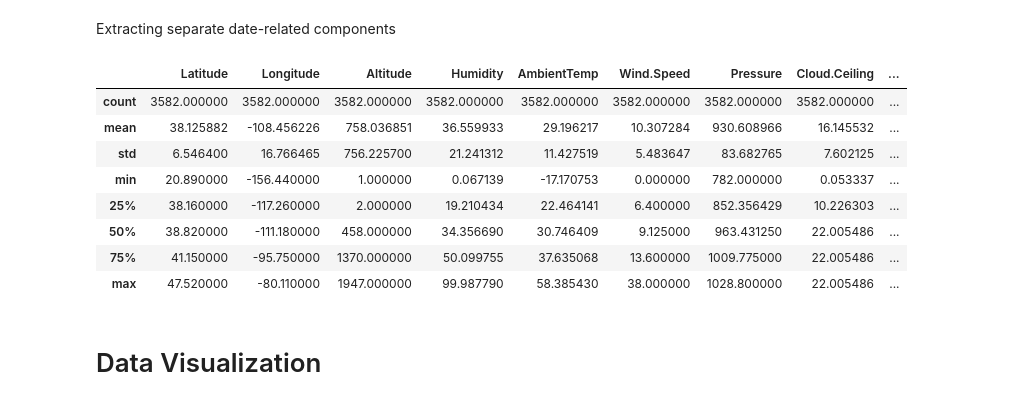
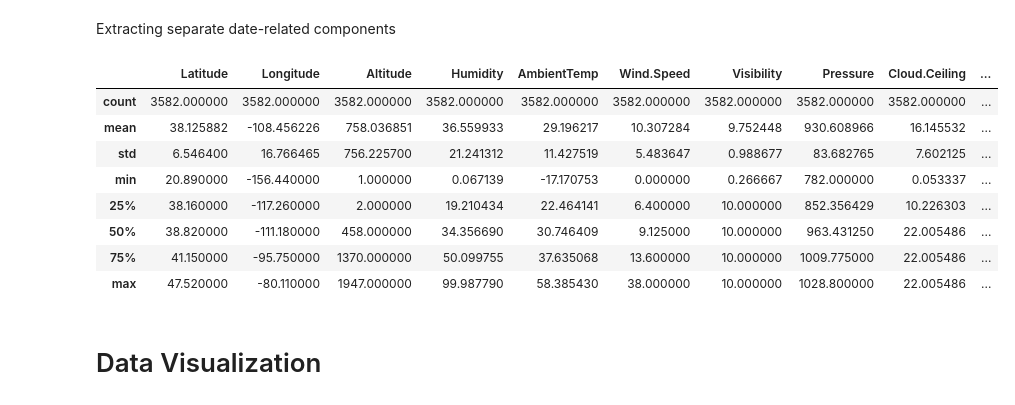
Before and after one commit to rtetteh20/SolarPulse, a Jupyter notebook: main.ipynb, the cells around one changed output. Saved outputs shown, nothing was run; the diff lists cells and outputs as text; code cells hidden in the pictures.

```diff
--- a/main.ipynb
+++ b/main.ipynb
@@ -68,7 +75,7 @@ df_copy["Cloud.Ceiling"] = df_copy["Cloud.Ceiling"]*100/3281 # hundreds of feet
 
 
 ##
-df_copy = df_copy.drop(['YRMODAHRMI', 'Date', 'Time', 'Month','Hour'], axis=1)
+df_copy = df_copy.drop(['YRMODAHRMI','Season','Date', 'Time','Hour'], axis=1)
 
 
 
@@ -79,8 +86,8 @@ array(['Location', 'Latitude', 'Longitude', 'Altitude', 'Season',
        'Pressure', 'Cloud.Ceiling', 'DateTime'], dtype=object)
 # %%
 df_copy = df_copy[['PolyPwr', 'Location', 'Latitude', 'Longitude', 'Altitude',
-       'Season','Humidity', 'AmbientTemp', 'Wind.Speed',
-       'Visibility', 'Pressure', 'Cloud.Ceiling','DateTime']]
+       'Humidity', 'AmbientTemp', 'Wind.Speed',
+       'Visibility', 'Pressure', 'Cloud.Ceiling','Month','DateTime']]
 
 df_copy = df_copy.set_index("DateTime")
 # %%
@@ -163,7 +170,8 @@ d = {
     "Wind.Speed": [],
     "Visibility": [],
     "Pressure": [],
-    "Cloud.Ceiling": []
+    "Cloud.Ceiling": [],
+    "Month": [],
     }
 
 for unique_date in np.unique(df.index.date):
@@ -188,9 +196,11 @@ for unique_date in np.unique(df.index.date):
         d["daily_energy"].append(daily_output)
         d["ideal_daily_energy"].append(ideal_output)
 
-        for feature in df.drop(["Location", "PolyPwr","Season"], axis=1).columns.values:
+        for feature in df.drop(["Location", "PolyPwr"], axis=1).columns.values:
             d[feature].append(matching_date_and_loc[feature].mean())
 
 daily_df = pd.DataFrame(d)
 daily_df.head()
+
+daily_df.shape
 # %% [output]
@@ -210,20 +215,20 @@ daily_df["Day"] = daily_df["date"].dt.day
 # %%
 df_solar = daily_df.drop([
     "operation_time", "daily_energy", "ideal_daily_energy",
-    "location", "Visibility", "date"], axis=1)
+    "location", "date"], axis=1)
 
 
 df_solar.describe()
 # %% [output]
-|  | Latitude | Longitude | Altitude | Humidity | AmbientTemp | Wind.Speed | Pressure | Cloud.Ceiling | ... |
-| count | 3582.000000 | 3582.000000 | 3582.000000 | 3582.000000 | 3582.000000 | 3582.000000 | 3582.000000 | 3582.000000 | ... |
-| mean | 38.125882 | -108.456226 | 758.036851 | 36.559933 | 29.196217 | 10.307284 | 930.608966 | 16.145532 | ... |
-| std | 6.546400 | 16.766465 | 756.225700 | 21.241312 | 11.427519 | 5.483647 | 83.682765 | 7.602125 | ... |
-| min | 20.890000 | -156.440000 | 1.000000 | 0.067139 | -17.170753 | 0.000000 | 782.000000 | 0.053337 | ... |
-| 25% | 38.160000 | -117.260000 | 2.000000 | 19.210434 | 22.464141 | 6.400000 | 852.356429 | 10.226303 | ... |
-| 50% | 38.820000 | -111.180000 | 458.000000 | 34.356690 | 30.746409 | 9.125000 | 963.431250 | 22.005486 | ... |
-| 75% | 41.150000 | -95.750000 | 1370.000000 | 50.099755 | 37.635068 | 13.600000 | 1009.775000 | 22.005486 | ... |
-| max | 47.520000 | -80.110000 | 1947.000000 | 99.987790 | 58.385430 | 38.000000 | 1028.800000 | 22.005486 | ... |
+|  | Latitude | Longitude | Altitude | Humidity | AmbientTemp | Wind.Speed | Visibility | Pressure | Cloud.Ceiling | ... |
+| count | 3582.000000 | 3582.000000 | 3582.000000 | 3582.000000 | 3582.000000 | 3582.000000 | 3582.000000 | 3582.000000 | 3582.000000 | ... |
+| mean | 38.125882 | -108.456226 | 758.036851 | 36.559933 | 29.196217 | 10.307284 | 9.752448 | 930.608966 | 16.145532 | ... |
+| std | 6.546400 | 16.766465 | 756.225700 | 21.241312 | 11.427519 | 5.483647 | 0.988677 | 83.682765 | 7.602125 | ... |
+| min | 20.890000 | -156.440000 | 1.000000 | 0.067139 | -17.170753 | 0.000000 | 0.266667 | 782.000000 | 0.053337 | ... |
+| 25% | 38.160000 | -117.260000 | 2.000000 | 19.210434 | 22.464141 | 6.400000 | 10.000000 | 852.356429 | 10.226303 | ... |
+| 50% | 38.820000 | -111.180000 | 458.000000 | 34.356690 | 30.746409 | 9.125000 | 10.000000 | 963.431250 | 22.005486 | ... |
+| 75% | 41.150000 | -95.750000 | 1370.000000 | 50.099755 | 37.635068 | 13.600000 | 10.000000 | 1009.775000 | 22.005486 | ... |
+| max | 47.520000 | -80.110000 | 1947.000000 | 99.987790 | 58.385430 | 38.000000 | 10.000000 | 1028.800000 | 22.005486 | ... |
 # %% [markdown]
 # Data Visualization
 # %%
```
Also changed, not shown: parts of 18 cells of this notebook, 4 other files.
